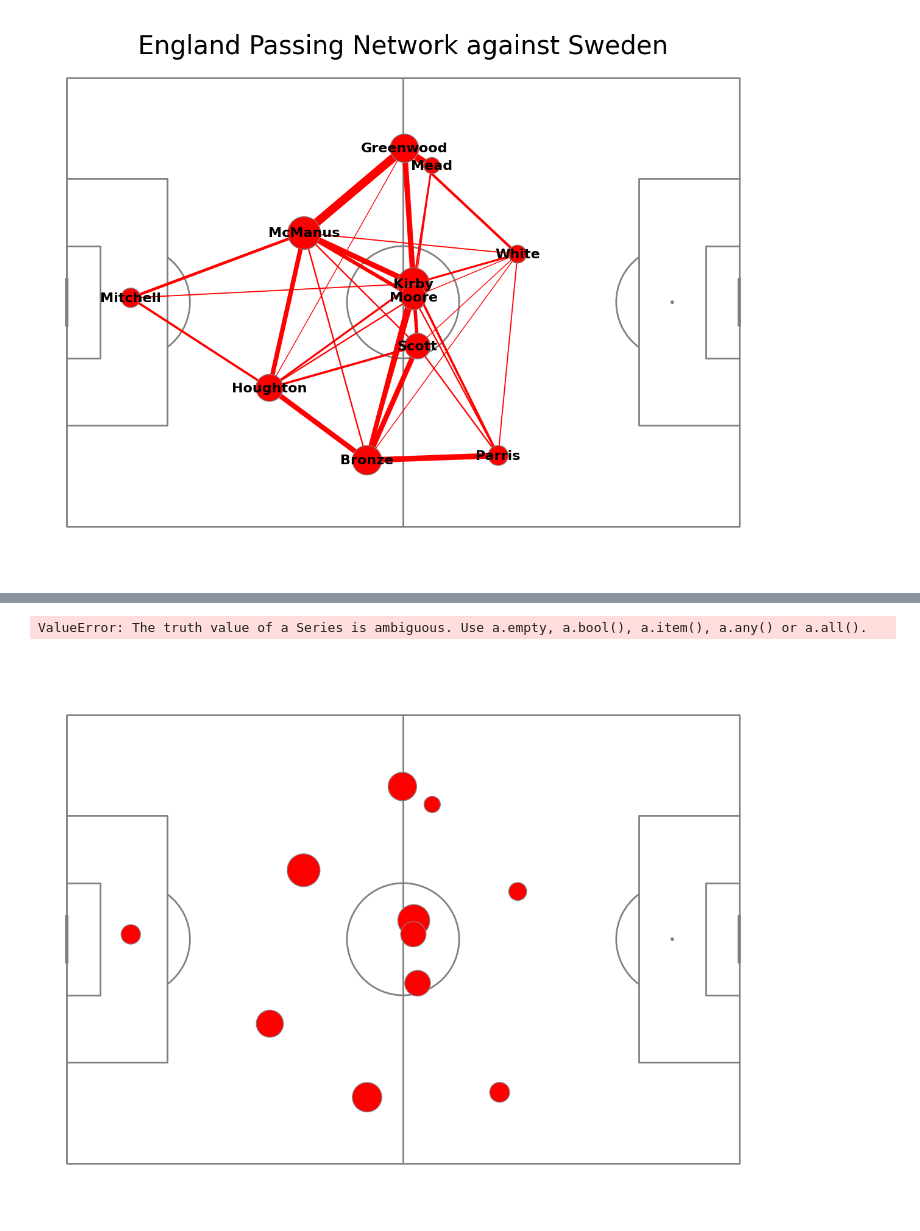
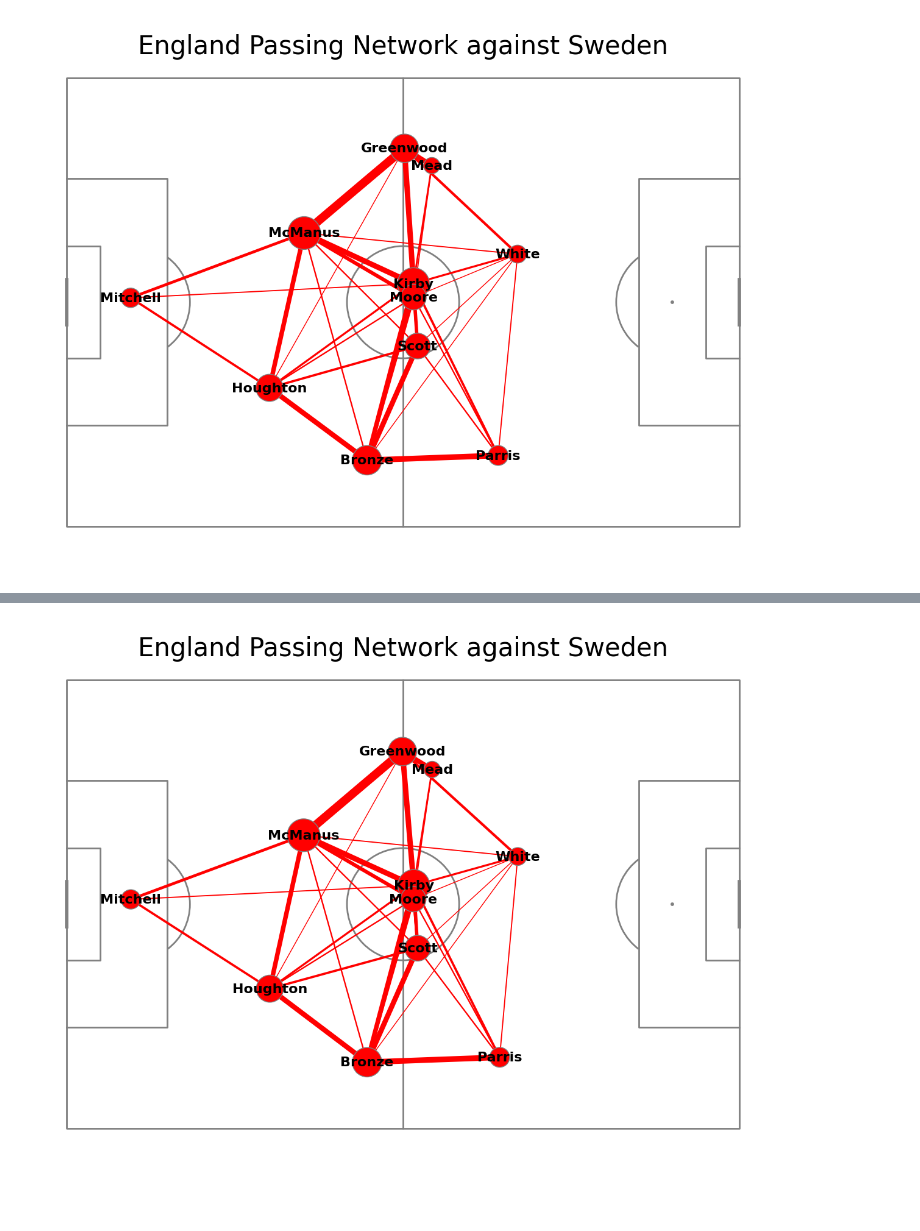
Before and after one commit to khoffLSU/footy_analytics, a Jupyter notebook: Visualizing Football - passing network.ipynb, the cells around one changed output, grey strips where cells are left out. Saved outputs shown, nothing was run; the diff lists cells and outputs as text; code cells hidden in the pictures.

```diff
--- a/Visualizing Football - passing network.ipynb
+++ b/Visualizing Football - passing network.ipynb
@@ -261,28 +284,30 @@ plt.show()
 # %%
 #plot once again pitch and vertices
 pitch = Pitch(line_color='grey')
 fig, ax = pitch.grid(grid_height=0.9, title_height=0.06, axis=False,
                      endnote_height=0.04, title_space=0, endnote_space=0)
 pitch.scatter(scatter2_df.x_fin, scatter2_df.y_fin, s=scatter2_df.marker_size, color='red', edgecolors='grey', linewidth=1, alpha=1, ax=ax["pitch"], zorder = 3)
-pitch.annotate(scatter2_df.player_name, xy=(scatter2_df.x_fin, scatter2_df.y_fin), c='black', va='center', ha='center', weight = "bold", size=16, ax=ax["pitch"], zorder = 4)
+for i,row in scatter2_df.iterrows():
+    # annotate only takes scalar data
+    pitch.annotate(row.player_name, xy=(row.x_fin, row.y_fin), c='black', va='center', ha='center', weight = "bold", size=16, ax=ax["pitch"], zorder = 4)
 
-# for i, row in lines_df.iterrows():
-#         player1 = row["pair_key"].split("_")[0]
-#         player2 = row['pair_key'].split("_")[1]
-#         #take the average location of players to plot a line between them
-#         player1_x = scatter_df.loc[scatter_df["player_name"] == player1]['x'].iloc[0]
-#         player1_y = scatter_df.loc[scatter_df["player_name"] == player1]['y'].iloc[0]
-#         player2_x = scatter_df.loc[scatter_df["player_name"] == player2]['x'].iloc[0]
-#         player2_y = scatter_df.loc[scatter_df["player_name"] == player2]['y'].iloc[0]
-#         num_passes = row["pass_count"]
-#         #adjust the line width so that the more passes, the wider the line
-#         line_width = (num_passes / lines_df['pass_count'].max() * 10)
-#         #plot lines on the pitch
-#         pitch.lines(player1_x, player1_y, player2_x, player2_y,
-#                         alpha=1, lw=line_width, zorder=2, color="red", ax = ax["pitch"])
+for i, row in lines2_df.iterrows():
+    # Iteration is required due to extracting the pair_key for each row and creating the lines end points
+    player1 = row["pair_key"].split("_")[0]
+    player2 = row['pair_key'].split("_")[1]
+    #take the average location of players to plot a line between them
+    player1_x = scatter2_df.query('player_name == @player1')['x_fin'].iloc[0]
+    player1_y = scatter2_df.query('player_name == @player1')['y_fin'].iloc[0]
+    player2_x = scatter2_df.query('player_name == @player2')['x_fin'].iloc[0]
+    player2_y = scatter2_df.query('player_name == @player2')['y_fin'].iloc[0]
+    num_passes = row["pass_count"]
+    #adjust the line width so that the more passes, the wider the line
+    line_width = (num_passes / lines2_df['pass_count'].max() * 10)
+    #plot lines on the pitch
+    pitch.lines(player1_x, player1_y, player2_x, player2_y,
+                    alpha=1, lw=line_width, zorder=2, color="red", ax = ax["pitch"])
 
 fig.suptitle("England Passing Network against Sweden", fontsize = 30)
 plt.show()
 # %% [output]
-ValueError: The truth value of a Series is ambiguous. Use a.empty, a.bool(), a.item(), a.any() or a.all().
-[figure, old version]
+[figure, new version]
```
Also changed, not shown: parts of 3 cells of this notebook.
